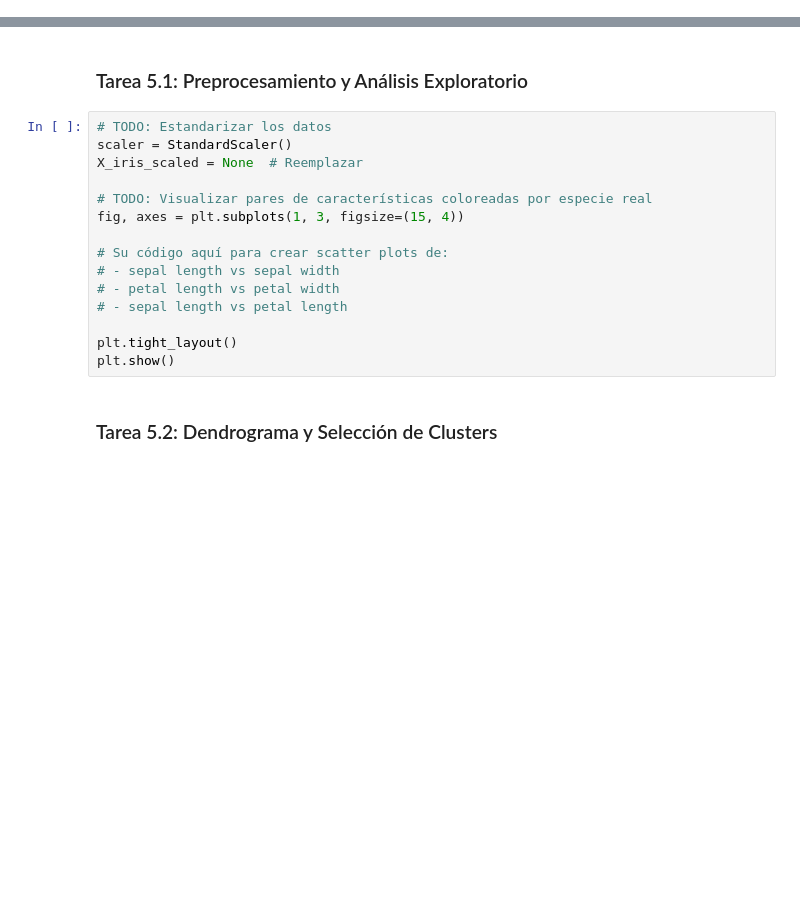
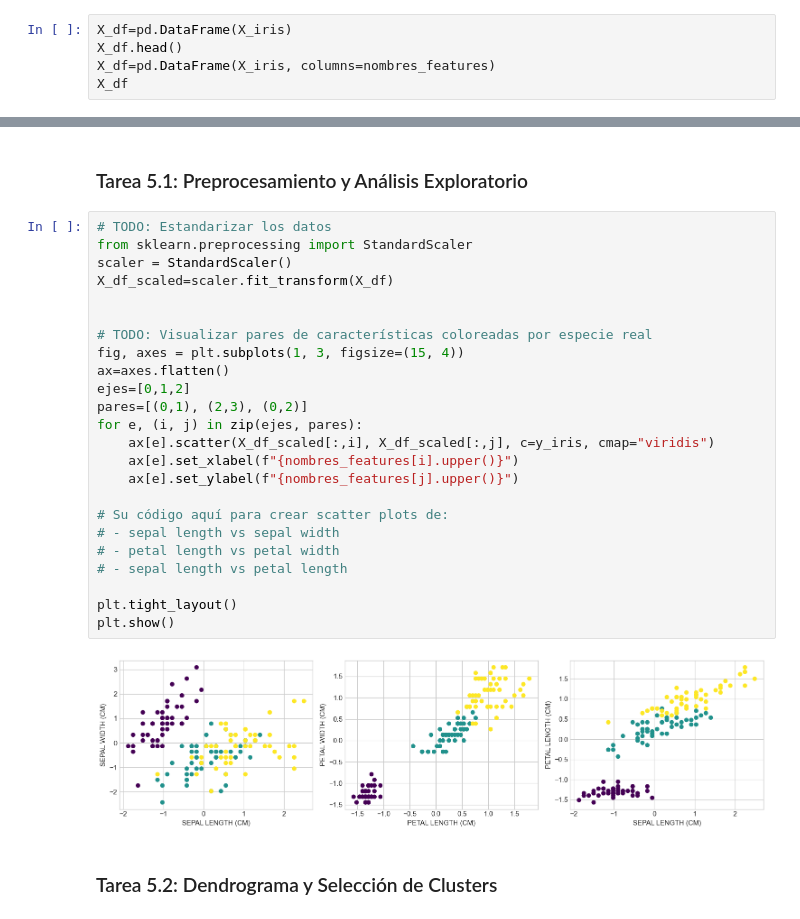
Before and after one commit to choppeb7/aprendizaje-no-supervisado, a Jupyter notebook: Notebooks_Clustering/2_Clustering_Jerarquico_Ejercicios.ipynb, the cells around one changed output, grey strips where cells are left out. Cells and saved outputs as stored; diff of their text form; blank space fills up the shorter version.

```diff
--- a/Notebooks_Clustering/2_Clustering_Jerarquico_Ejercicios.ipynb
+++ b/Notebooks_Clustering/2_Clustering_Jerarquico_Ejercicios.ipynb
@@ -622,0 +633,5 @@ print(f"\nDistribución de especies: {np.bincount(y_iris)}")
+# %%
+X_df=pd.DataFrame(X_iris)
+X_df.head()
+X_df=pd.DataFrame(X_iris, columns=nombres_features)
+X_df
@@ -624,19 +653,30 @@ print(f"\nDistribución de especies: {np.bincount(y_iris)}")
 ### Tarea 5.1: Preprocesamiento y Análisis Exploratorio
 # %%
 # TODO: Estandarizar los datos
+from sklearn.preprocessing import StandardScaler
 scaler = StandardScaler()
-X_iris_scaled = None  # Reemplazar
+X_df_scaled=scaler.fit_transform(X_df)
+
 
 # TODO: Visualizar pares de características coloreadas por especie real
 fig, axes = plt.subplots(1, 3, figsize=(15, 4))
+ax=axes.flatten()
+ejes=[0,1,2]
+pares=[(0,1), (2,3), (0,2)]
+for e, (i, j) in zip(ejes, pares):
+    ax[e].scatter(X_df_scaled[:,i], X_df_scaled[:,j], c=y_iris, cmap="viridis")
+    ax[e].set_xlabel(f"{nombres_features[i].upper()}")
+    ax[e].set_ylabel(f"{nombres_features[j].upper()}")
 
 # Su código aquí para crear scatter plots de:
 # - sepal length vs sepal width
 # - petal length vs petal width
 # - sepal length vs petal length
 
 plt.tight_layout()
 plt.show()
+# %% [output]
+[figure, added]
 # %% [markdown]
 ### Tarea 5.2: Dendrograma y Selección de Clusters
 # %%
```
Also changed, not shown: parts of 10 cells of this notebook, 2 other files.
